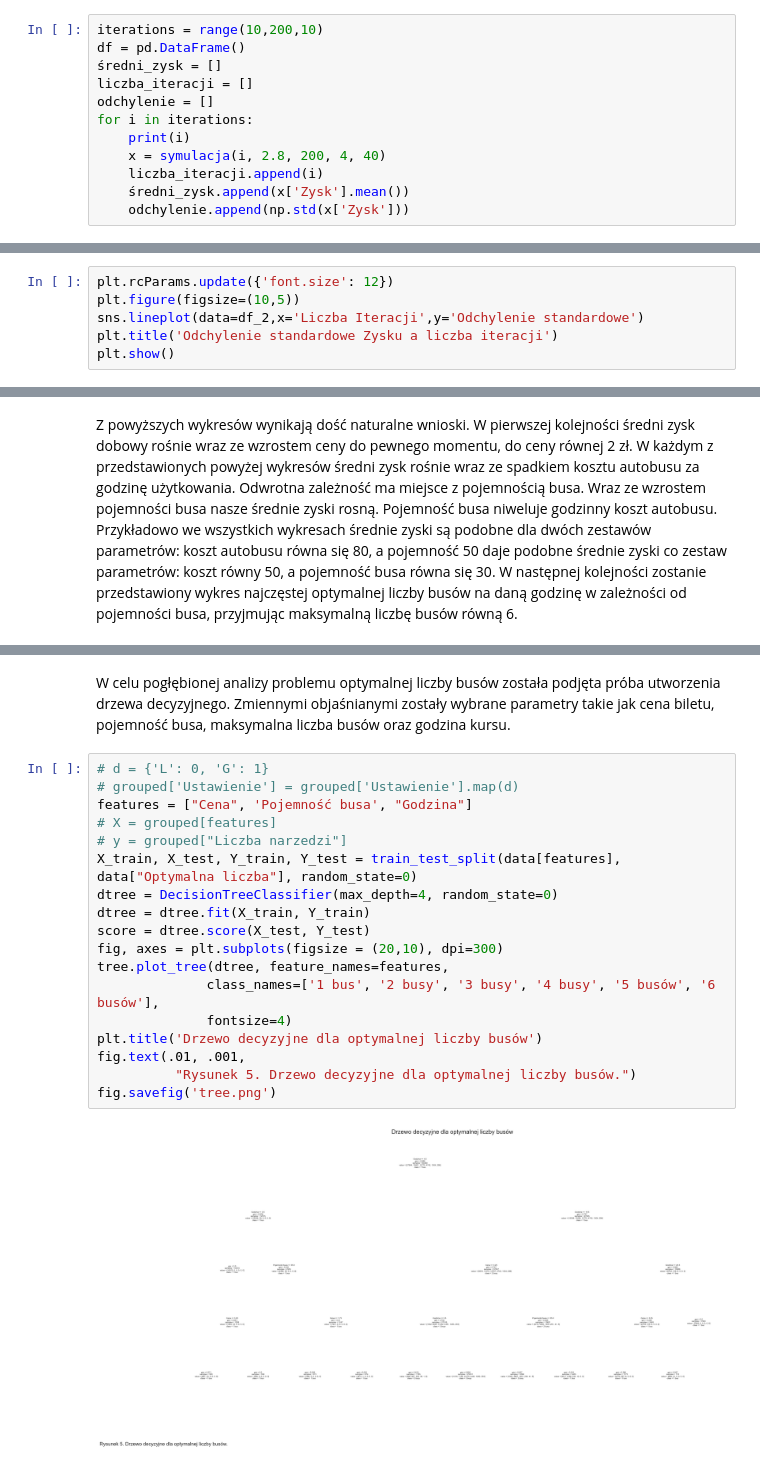
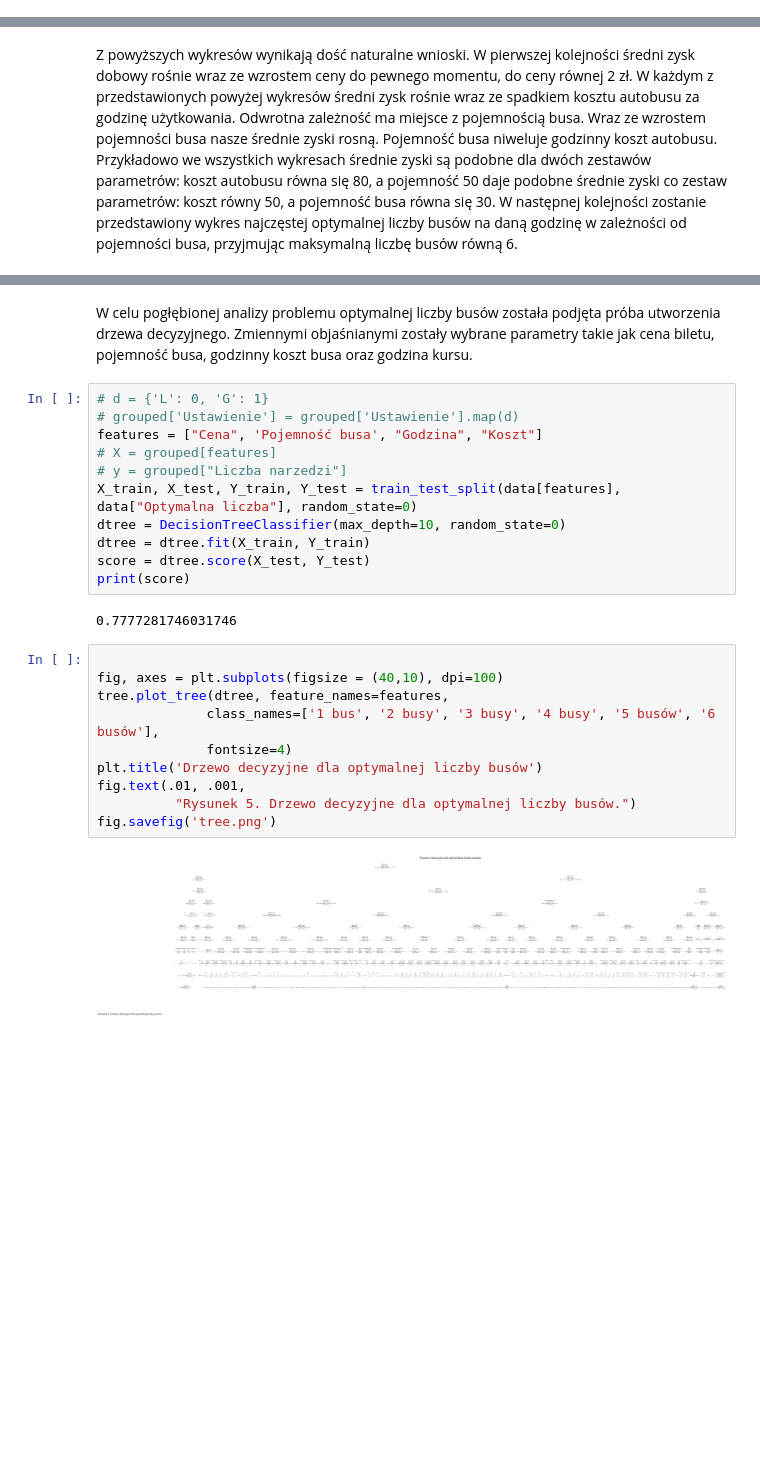
Before and after one commit to fmordarski/Passengers-simulation, a Jupyter notebook: Raport_MZK.ipynb, the cells around one changed output, grey strips where cells are left out. Cells and saved outputs as stored; diff of their text form; blank space fills up the shorter version.

```diff
--- a/Raport_MZK.ipynb
+++ b/Raport_MZK.ipynb
@@ -786,12 +683,0 @@ W dalszym kroku przeprowadzono analizę wartości odchylenia standardowego zysku
-# %%
-iterations = range(10,200,10)
-df = pd.DataFrame()
-średni_zysk = []
-liczba_iteracji = []
-odchylenie = []
-for i in iterations:
-    print(i)
-    x = symulacja(i, 2.8, 200, 4, 40)
-    liczba_iteracji.append(i)
-    średni_zysk.append(x['Zysk'].mean())
-    odchylenie.append(np.std(x['Zysk']))
@@ -820,6 +683,0 @@ df_2 = pd.concat([pd.Series(średni_zysk),pd.Series(list(liczba_iteracji)),pd.Se
-# %%
-plt.rcParams.update({'font.size': 12})
-plt.figure(figsize=(10,5))
-sns.lineplot(data=df_2,x='Liczba Iteracji',y='Odchylenie standardowe')
-plt.title('Odchylenie standardowe Zysku a liczba iteracji')
-plt.show()
@@ -916,23 +771,28 @@ Z powyższego wykresu wynika, że najczęstsza optymalna liczba narzędzi to 3.
 # %% [markdown]
- W celu pogłębionej analizy problemu optymalnej liczby busów została podjęta próba utworzenia drzewa decyzyjnego. Zmiennymi objaśnianymi zostały wybrane parametry takie jak cena biletu, pojemność busa, maksymalna liczba busów oraz godzina kursu.
+ W celu pogłębionej analizy problemu optymalnej liczby busów została podjęta próba utworzenia drzewa decyzyjnego. Zmiennymi objaśnianymi zostały wybrane parametry takie jak cena biletu, pojemność busa, godzinny koszt busa oraz godzina kursu.
+# %%
+# d = {'L': 0, 'G': 1}
+# grouped['Ustawienie'] = grouped['Ustawienie'].map(d)
+features = ["Cena", 'Pojemność busa', "Godzina", "Koszt"]
+# X = grouped[features]
+# y = grouped["Liczba narzedzi"]
+X_train, X_test, Y_train, Y_test = train_test_split(data[features], data["Optymalna liczba"], random_state=0)
+dtree = DecisionTreeClassifier(max_depth=10, random_state=0)
+dtree = dtree.fit(X_train, Y_train)
+score = dtree.score(X_test, Y_test)
+print(score)
+# %% [output]
+0.7777281746031746
 # %%
-# d = {'L': 0, 'G': 1}
-# grouped['Ustawienie'] = grouped['Ustawienie'].map(d)
-features = ["Cena", 'Pojemność busa', "Godzina"]
-# X = grouped[features]
-# y = grouped["Liczba narzedzi"]
-X_train, X_test, Y_train, Y_test = train_test_split(data[features], data["Optymalna liczba"], random_state=0)
-dtree = DecisionTreeClassifier(max_depth=4, random_state=0)
-dtree = dtree.fit(X_train, Y_train)
-score = dtree.score(X_test, Y_test)
-fig, axes = plt.subplots(figsize = (20,10), dpi=300)
+
+fig, axes = plt.subplots(figsize = (40,10), dpi=100)
 tree.plot_tree(dtree, feature_names=features,
               class_names=['1 bus', '2 busy', '3 busy', '4 busy', '5 busów', '6 busów'],
               fontsize=4)
 plt.title('Drzewo decyzyjne dla optymalnej liczby busów')
 fig.text(.01, .001,
           "Rysunek 5. Drzewo decyzyjne dla optymalnej liczby busów.")
 fig.savefig('tree.png')
 # %% [output]
-[figure, old version]
+[figure, new version]
 # %% [markdown]
```
Also changed, not shown: parts of 34 cells of this notebook, 1 other file.
